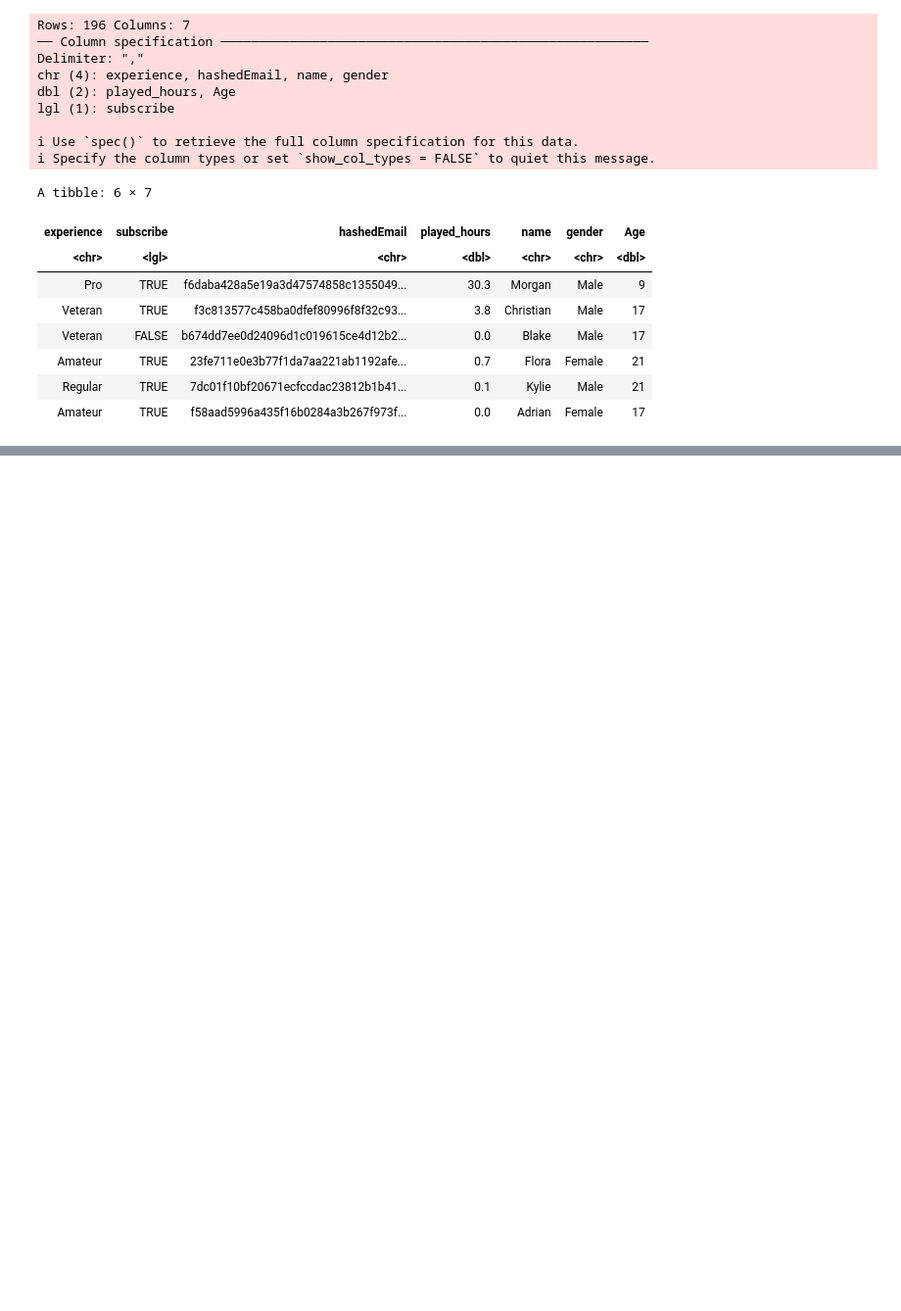
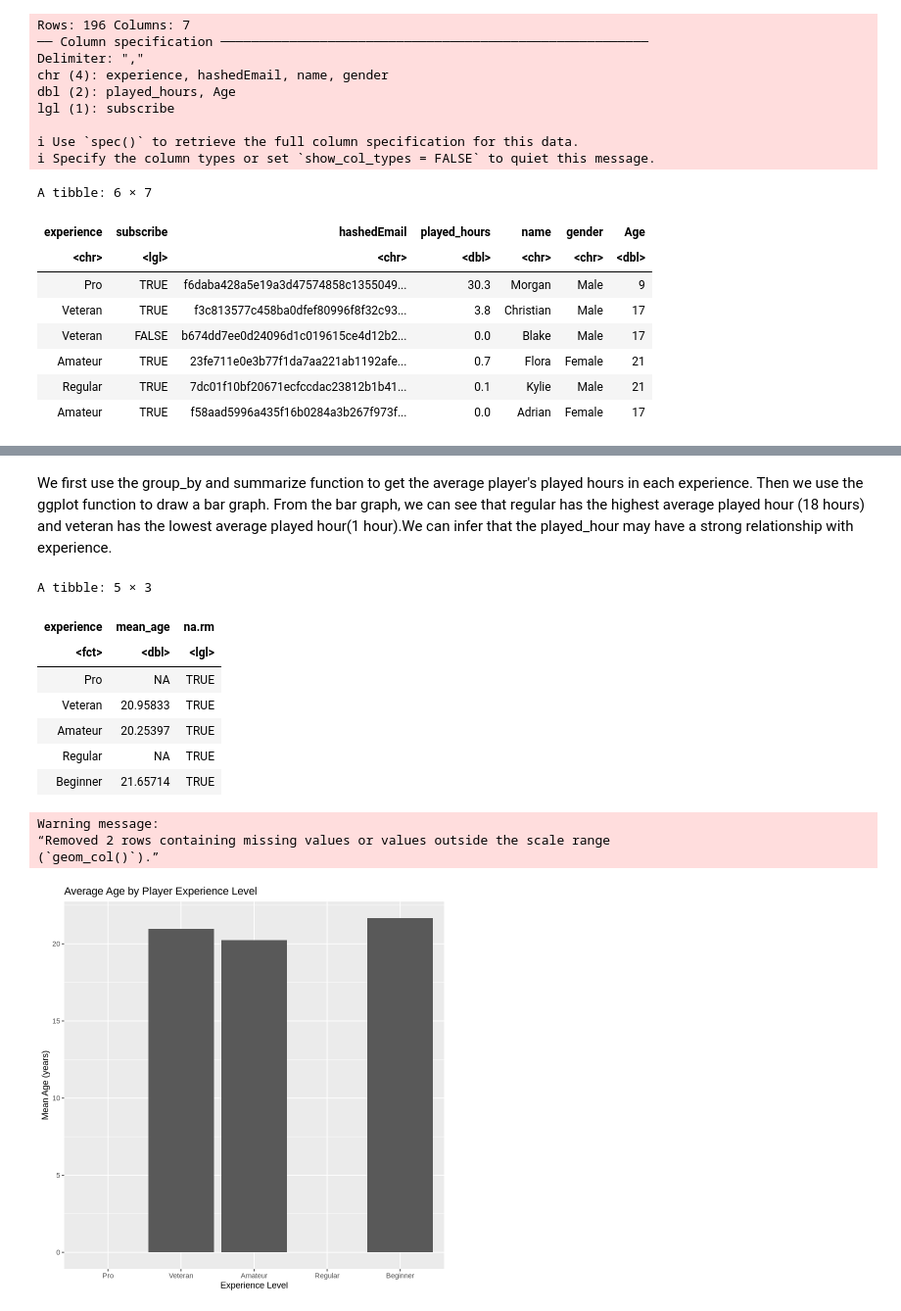
Before and after one commit to Cayla1015/dsci100project, a Jupyter notebook: project1.ipynb, the cells around one changed output, grey strips where cells are left out. Shown: that part at 98% size. Cells and saved outputs as stored; diff of their text form; code cells hidden in the pictures; blank space fills up the shorter version.

```diff
--- a/project1.ipynb
+++ b/project1.ipynb
@@ -123,0 +154,32 @@ A tibble: 6 × 7
+# %% [markdown]
+We first use the group_by and summarize function to get the average player's played hours in each experience. Then we use the ggplot function to draw a bar graph. From the bar graph, we can see that regular has the highest average played hour (18 hours) and veteran has the lowest average played hour(1 hour).We can infer that the played_hour may have a strong relationship with experience.
+# %%
+# 1. Summarize the ‘age’ variable grouped by experience level
+avg_age <- ready_players %>%
+  group_by(experience) %>%
+  summarize(mean_age = mean(Age),na.rm = TRUE,Add summary statistics and bar charts for played hours and age by experience level .groups = "drop")
+
+# 2. Display the table of mean ages
+avg_age
+
+# 3. Plot a bar chart of average age per experience category
+library(ggplot2)
+ggplot(avg_age, aes(x = experience, y = mean_age)) +
+  geom_col() +
+  labs(
+    title = "Average Age by Player Experience Level",
+    x = "Experience Level",
+    y = "Mean Age (years)")
+# %% [output]
+A tibble: 5 × 3
+| experience | mean_age | na.rm |
+| <fct> | <dbl> | <lgl> |
+| Pro | NA | TRUE |
+| Veteran | 20.95833 | TRUE |
+| Amateur | 20.25397 | TRUE |
+| Regular | NA | TRUE |
+| Beginner | 21.65714 | TRUE |
+Warning message:
+“Removed 2 rows containing missing values or values outside the scale range
+(`geom_col()`).”
+[figure, added]
```
Also changed, not shown: parts of 3 cells of this notebook.
